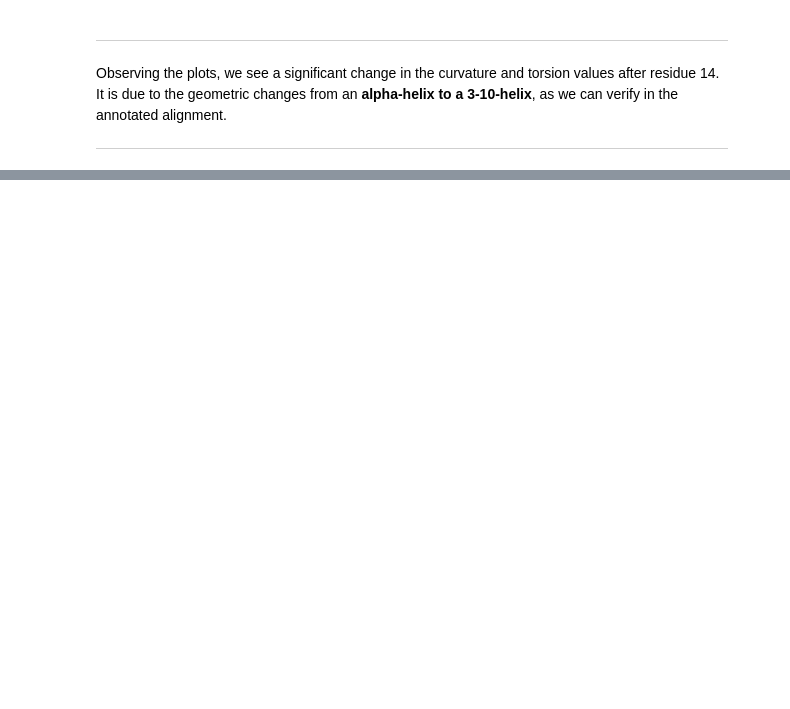
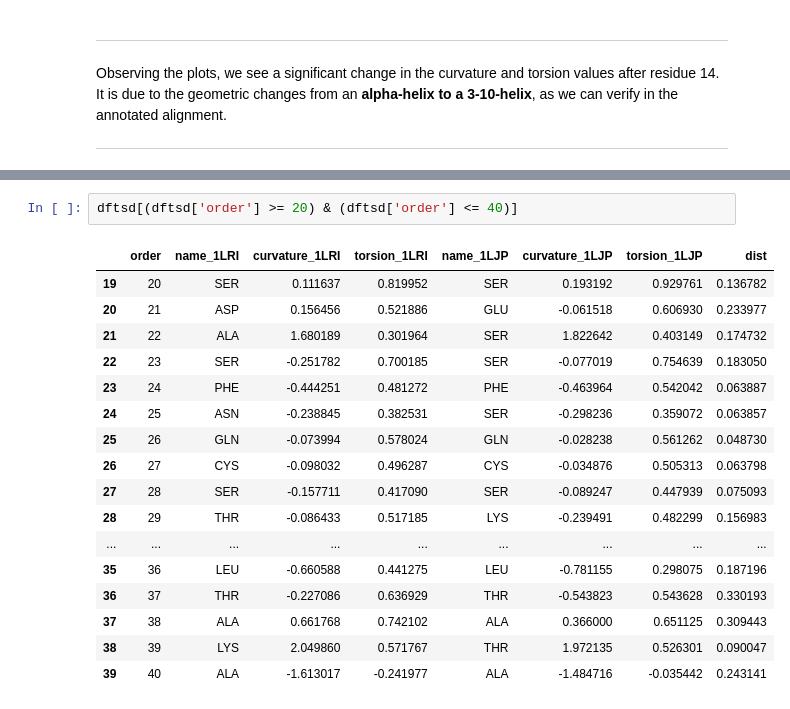
Before and after one commit to rwmontalvao/Melodia_py, a Jupyter notebook: examples/03_basic_similarity_analysis.ipynb, the cells around one changed output, grey strips where cells are left out. Saved outputs shown, nothing was run; the diff lists cells and outputs as text; blank space fills up the shorter version.

```diff
--- a/examples/03_basic_similarity_analysis.ipynb
+++ b/examples/03_basic_similarity_analysis.ipynb
@@ -273,0 +314,20 @@ Observing the plots, we see a significant change in the curvature and torsion va
+# %%
+dftsd[(dftsd['order'] >= 20) & (dftsd['order'] <= 40)]
+# %% [output]
+|  | order | name_1LRI | curvature_1LRI | torsion_1LRI | name_1LJP | curvature_1LJP | torsion_1LJP | dist |
+| 19 | 20 | SER | 0.111637 | 0.819952 | SER | 0.193192 | 0.929761 | 0.136782 |
+| 20 | 21 | ASP | 0.156456 | 0.521886 | GLU | -0.061518 | 0.606930 | 0.233977 |
+| 21 | 22 | ALA | 1.680189 | 0.301964 | SER | 1.822642 | 0.403149 | 0.174732 |
+| 22 | 23 | SER | -0.251782 | 0.700185 | SER | -0.077019 | 0.754639 | 0.183050 |
+| 23 | 24 | PHE | -0.444251 | 0.481272 | PHE | -0.463964 | 0.542042 | 0.063887 |
+| 24 | 25 | ASN | -0.238845 | 0.382531 | SER | -0.298236 | 0.359072 | 0.063857 |
+| 25 | 26 | GLN | -0.073994 | 0.578024 | GLN | -0.028238 | 0.561262 | 0.048730 |
+| 26 | 27 | CYS | -0.098032 | 0.496287 | CYS | -0.034876 | 0.505313 | 0.063798 |
+| 27 | 28 | SER | -0.157711 | 0.417090 | SER | -0.089247 | 0.447939 | 0.075093 |
+| 28 | 29 | THR | -0.086433 | 0.517185 | LYS | -0.239491 | 0.482299 | 0.156983 |
+| ... | ... | ... | ... | ... | ... | ... | ... | ... |
+| 35 | 36 | LEU | -0.660588 | 0.441275 | LEU | -0.781155 | 0.298075 | 0.187196 |
+| 36 | 37 | THR | -0.227086 | 0.636929 | THR | -0.543823 | 0.543628 | 0.330193 |
+| 37 | 38 | ALA | 0.661768 | 0.742102 | ALA | 0.366000 | 0.651125 | 0.309443 |
+| 38 | 39 | LYS | 2.049860 | 0.571767 | THR | 1.972135 | 0.526301 | 0.090047 |
+| 39 | 40 | ALA | -1.613017 | -0.241977 | ALA | -1.484716 | -0.035442 | 0.243141 |
```
Also changed, not shown: parts of 22 cells of this notebook, 14 other files.
